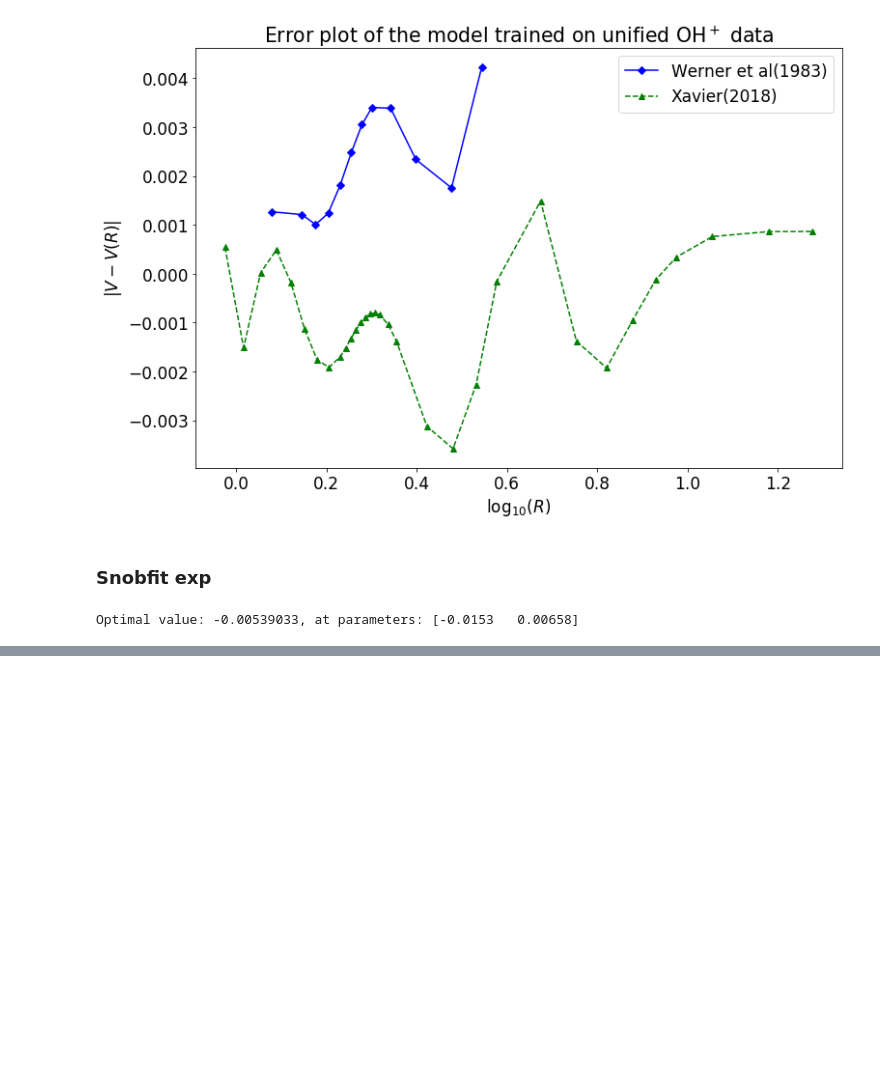
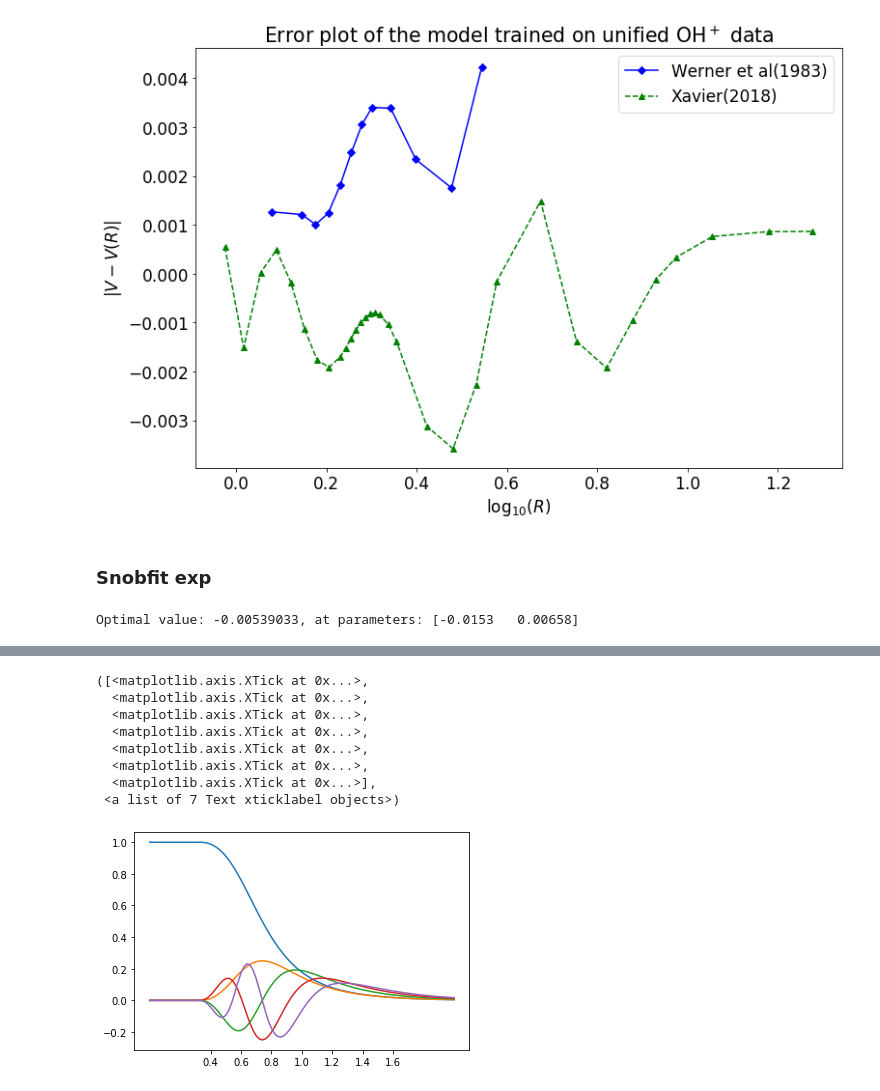
Before and after one commit to berylgithub/pes, a Jupyter notebook: PES_models.ipynb, the cells around one changed output, grey strips where cells are left out. Cells and saved outputs as stored; diff of their text form; code cells hidden in the pictures; blank space fills up the shorter version.

```diff
--- a/PES_models.ipynb
+++ b/PES_models.ipynb
@@ -1613,0 +1654,9 @@ plt.plot()
+# %%
+# test cell
+R_low = 1; R = R_m = 2; R_up = 3; e = 4
+t0 = t_R_fun(R_m, R_up, R_low, 2)
+t = t_R_fun(R, R_up, R_low, 2)
+s = s_bond_strength(R, R_up, R_low, t, t0)
+s_prime = s_prime_fun(2) #example s != 0.5
+print(s_prime)
+p_tchebyshev_pol(5, 2, s_prime)
@@ -1613,0 +1666,12 @@ plt.plot()
+# %%
+# test plot, pg 59:
+R = np.linspace(0,2, 101)
+print(R.shape)
+e = 2; R_m = 0.74; R_low = R_m/np.sqrt(5); R_up = 1/R_low
+t0 = t_R_fun(R_m, R_up, R_low, e) #const
+t = np.array([t_R_fun(r, R_up, R_low, e) for r in R]) #vector (len(R))
+s = np.array([s_bond_strength(R[i], R_up, R_low, t[i], t0) for i in range(R.shape[0])]) #vec (len(R))
+s_prime = s_prime_fun(s) #vec len(R)
+print(s_prime)
+b_ijd_mat = np.array([p_tchebyshev_pol(deg, s, s_prime) for deg in range(1, 6)]) #matrix (5 x len(R))
+print(b_ijd_mat.shape)
@@ -1613,0 +1698,15 @@ plt.plot()
+# %%
+import matplotlib.pyplot as plt
+for i in range(5):
+    plt.plot(R, b_ijd_mat[i])
+plt.xticks(np.linspace(0.4, 1.6, 7))
+# %% [output]
+([<matplotlib.axis.XTick at 0x...>,
+  <matplotlib.axis.XTick at 0x...>,
+  <matplotlib.axis.XTick at 0x...>,
+  <matplotlib.axis.XTick at 0x...>,
+  <matplotlib.axis.XTick at 0x...>,
+  <matplotlib.axis.XTick at 0x...>,
+  <matplotlib.axis.XTick at 0x...>],
+ <a list of 7 Text xticklabel objects>)
+[figure, added]
```
Also changed, not shown: parts of 7 cells of this notebook.
